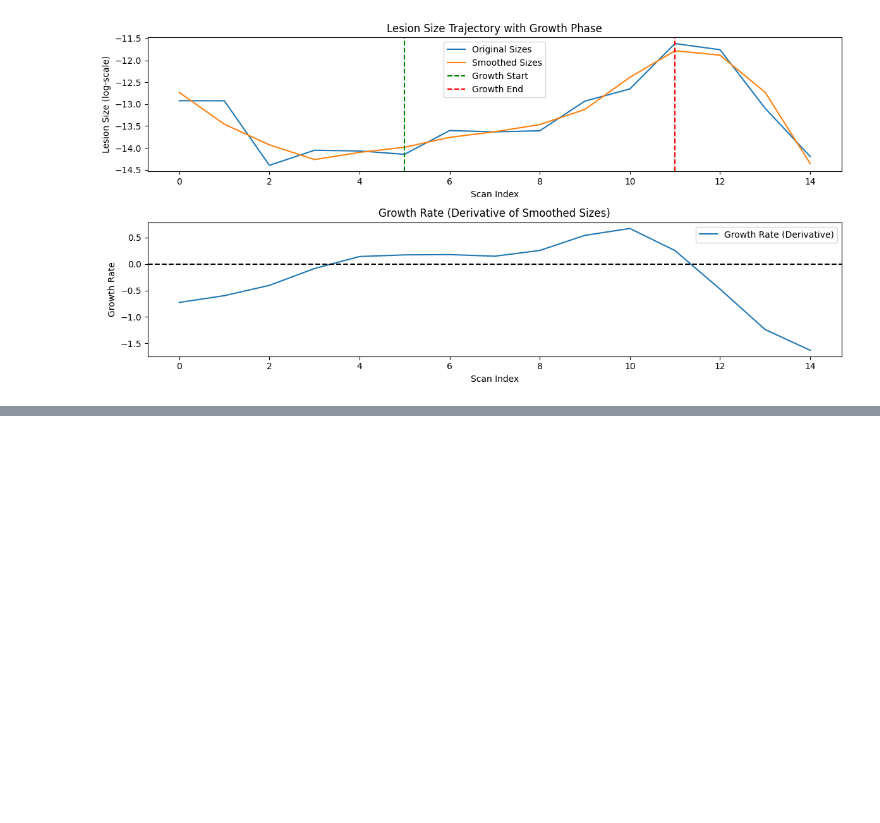
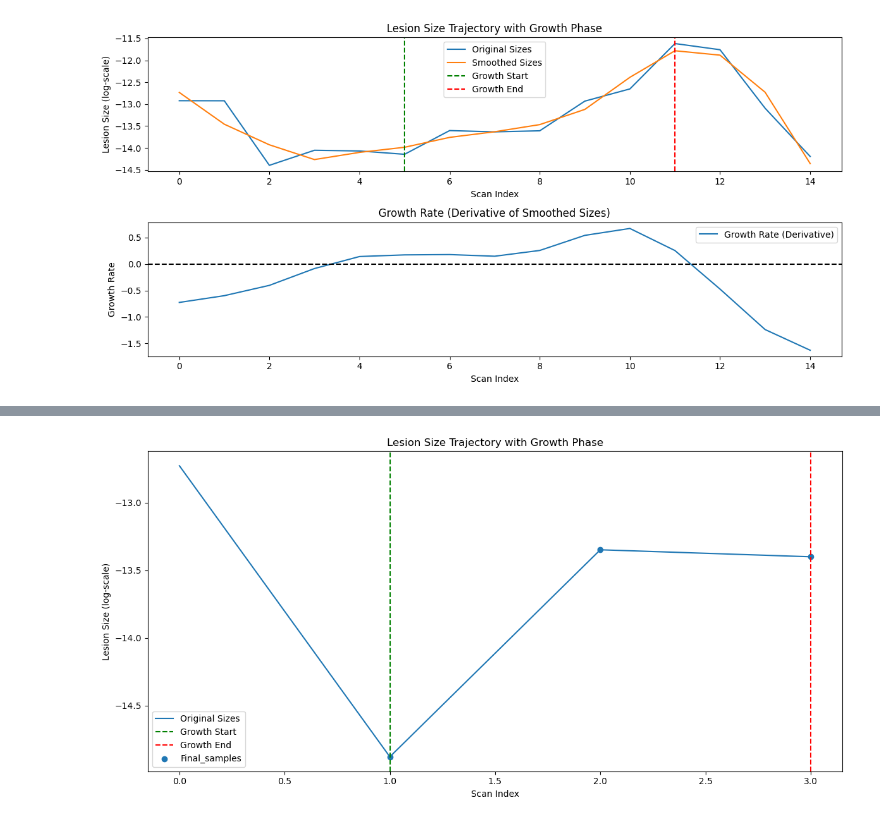
Before and after one commit to steilgedacht/thesis-project, a Jupyter notebook: experiments/02_finding_the_longest_only_growing_subsequence/inr.ipynb, the cells around one changed output, grey strips where cells are left out. Saved outputs shown, nothing was run; the diff lists cells and outputs as text; code cells hidden in the pictures; blank space fills up the shorter version.

```diff
--- a/experiments/02_finding_the_longest_only_growing_subsequence/inr.ipynb
+++ b/experiments/02_finding_the_longest_only_growing_subsequence/inr.ipynb
@@ -486,0 +503,4 @@ plt.show()
+# %%
+mdl.find_lesion_trajectory("YG_0JCOFA4MZFB4", 2).plot_growth_phase()
+# %% [output]
+[figure, added]
```
Also changed, not shown: parts of 5 cells of this notebook, 4 other files.
